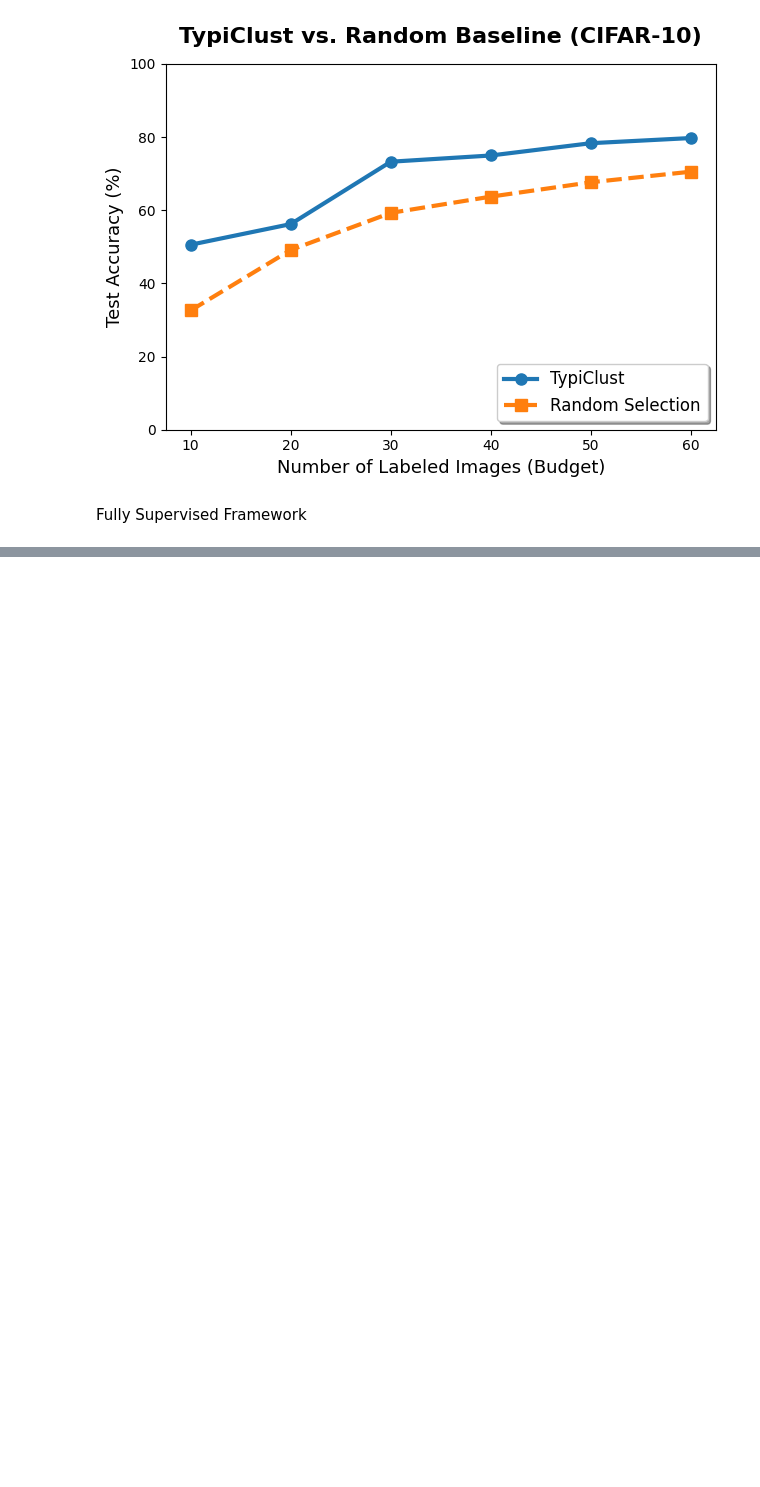
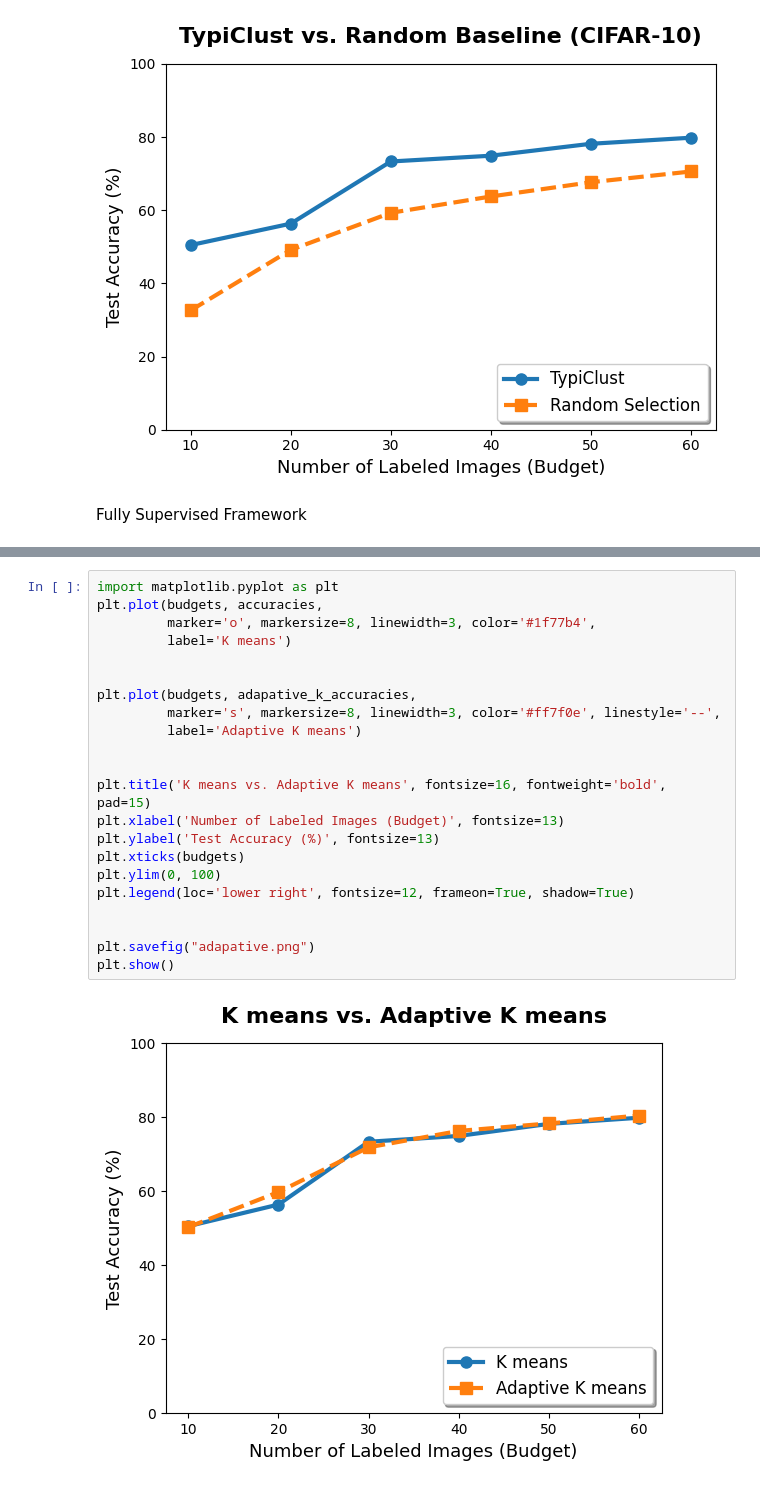
Before and after one commit to F1ni/ml-cw2, a Jupyter notebook: main.ipynb, the cells around one changed output, grey strips where cells are left out. Drawn from its saved outputs; the diff is of its cells as text; blank space fills up the shorter version.

```diff
--- a/main.ipynb
+++ b/main.ipynb
@@ -554,0 +734,24 @@ plt.show()
+# %%
+import matplotlib.pyplot as plt
+plt.plot(budgets, accuracies,
+         marker='o', markersize=8, linewidth=3, color='#1f77b4',
+         label='K means')
+
+
+plt.plot(budgets, adapative_k_accuracies,
+         marker='s', markersize=8, linewidth=3, color='#ff7f0e', linestyle='--',
+         label='Adaptive K means')
+
+
+plt.title('K means vs. Adaptive K means', fontsize=16, fontweight='bold', pad=15)
+plt.xlabel('Number of Labeled Images (Budget)', fontsize=13)
+plt.ylabel('Test Accuracy (%)', fontsize=13)
+plt.xticks(budgets)
+plt.ylim(0, 100)
+plt.legend(loc='lower right', fontsize=12, frameon=True, shadow=True)
+
+
+plt.savefig("adapative.png")
+plt.show()
+# %% [output]
+[figure, added]
```
Also changed, not shown: parts of 12 cells of this notebook, 13 other files.
